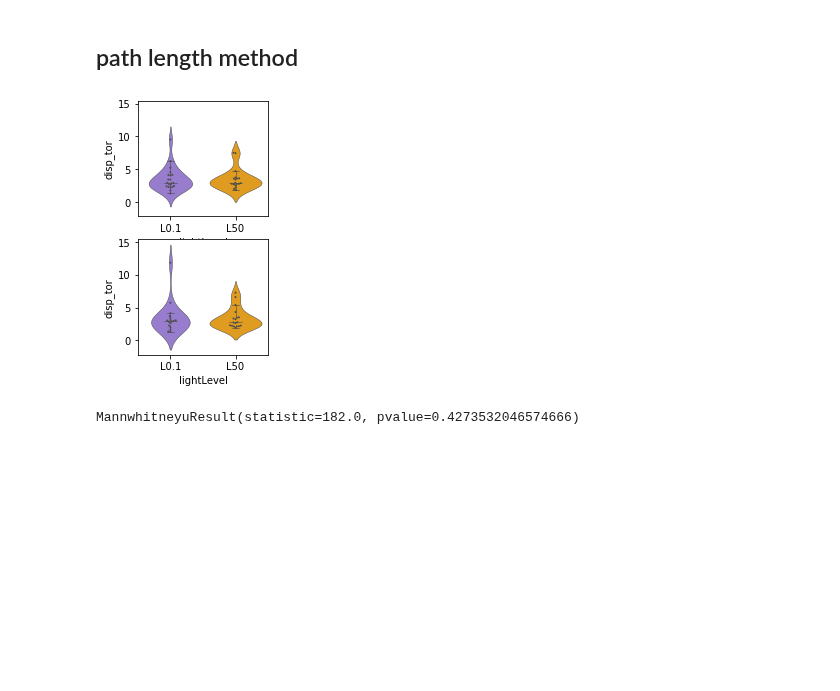
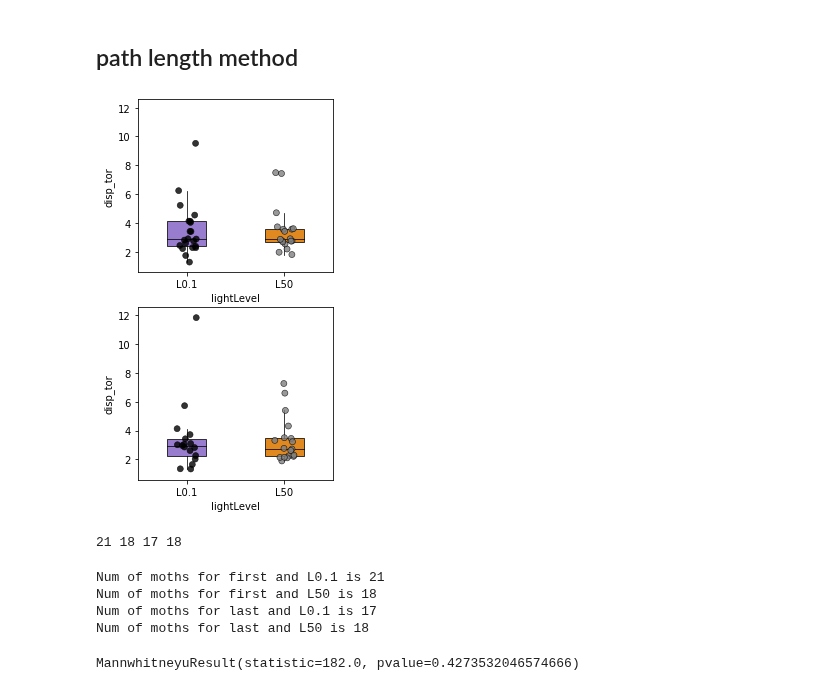
Before and after one commit to itsMahad/ManducaMultiSenseFeeding, a Jupyter notebook: M_Step4_Tortuosity_DispDist_SpectralAnalysis.ipynb, the cells around one changed output. Cells and saved outputs as stored; diff of their text form; code cells hidden in the pictures; blank space fills up the shorter version.

```diff
--- a/M_Step4_Tortuosity_DispDist_SpectralAnalysis.ipynb
+++ b/M_Step4_Tortuosity_DispDist_SpectralAnalysis.ipynb
@@ -204,6 +204,23 @@ med_df = pd.concat([rest_df, med_fft.T], axis = 1)
 med_df.to_csv('./dataFolders/Output/KinematicAnalysis_Final/TortousityData_median.csv')
 # %% [markdown]
 # plot the tortuosity
+# %%
+#define the colors for low and high light levels
+mc = {'L0.1': 'black', 'L50':'grey' }
+c = {'L0.1': 'mediumpurple', 'L50':'darkorange'}
+# boxprops = {'edgecolor': 'k', 'linewidth': 2,'alpha': 1}
+boxprops = {'edgecolor': 'k', 'linewidth': 0.75,'alpha': 1}
+lineprops = {'color': 'k', 'linewidth': 0.75}
+capprops = {'linewidth': 0}
+
+bkwargs = {'palette': c, 'order': ['L0.1', 'L50']}
+skwargs =  {'palette': mc, 'order': ['L0.1', 'L50']}
+boxplot_kwargs = dict({'boxprops': boxprops, 'medianprops': lineprops,
+                       'whiskerprops': lineprops, 'capprops': capprops,
+                       'width': 0.4},
+                      **bkwargs)
+stripplot_kwargs = dict({'linewidth': 0.6, 'size': 6, 'alpha': 0.8},
+                        **skwargs)
 # %%
 import seaborn as sns
 from scipy import stats
@@ -228,36 +245,43 @@ h = w * 2
 # %% [markdown]
 ## path length method
 # %%
+w = 7/2
+# w = 8
+h = w * 2
+
 f, ax = plt.subplots(2,1, figsize = (w,h), sharey = True)
 
 i=0
 
 for v, sub in data.groupby('visit'):
-    sns.violinplot(x='lightLevel', y='disp_tor', data = sub,
-                   inner = None,
-                   palette=['mediumpurple','orange'],
-                   linewidth = 0.5,
-                   ax=ax[i])
-    sns.boxplot(x='lightLevel', y='disp_tor', data = sub,
-                width = 0.2,
-                linewidth = 0.5,
-                fliersize = 0,
-                ax=ax[i])
-    sns.swarmplot(x='lightLevel', y='disp_tor', data = sub,
-                size=2,
-                  color="0.3",
-                  linewidth=0,
-                  ax=ax[i])
+    sns.boxplot(ax = ax[i], x='lightLevel', y='disp_tor', data = sub,
+                fliersize = 0, **boxplot_kwargs)
+    sns.stripplot(ax = ax[i], x='lightLevel', y='disp_tor', data = sub,
+                 dodge=True, **stripplot_kwargs)
     i+=1
-plt.savefig(figpath + 'Displacement-tor.pdf')
+plt.savefig(figpath + 'Displacement-tor_boxplots.pdf')
 # %% [output]
-[figure, old version]
+[figure, new version]
 # %%
 low_first = data[(data.lightLevel == 'L0.1') & (data.visit == 'first')].disp_tor.values
 high_first = data[(data.lightLevel == 'L50') & (data.visit == 'first')].disp_tor.values
 
 low_last = data[(data.lightLevel == 'L0.1') & (data.visit == 'last')].disp_tor.values
 high_last = data[(data.lightLevel == 'L50') & (data.visit == 'last')].disp_tor.values
+# %%
+print(len(low_first), len(high_first), len(low_last), len(high_last))
+# %% [output]
+21 18 17 18
+# %%
+for v, test_df in data.groupby('visit'):
+    for t, final in test_df.groupby('lightLevel'):
+        l = len(final.mothID.unique())
+        print('Num of moths for %s and %s is %i' %(v, t, l))
+# %% [output]
+Num of moths for first and L0.1 is 21
+Num of moths for first and L50 is 18
+Num of moths for last and L0.1 is 17
+Num of moths for last and L50 is 18
 # %%
 stats.mannwhitneyu(low_first, high_first)
 # %% [output]
```
Also changed, not shown: parts of 6 cells of this notebook, 5 other files.
